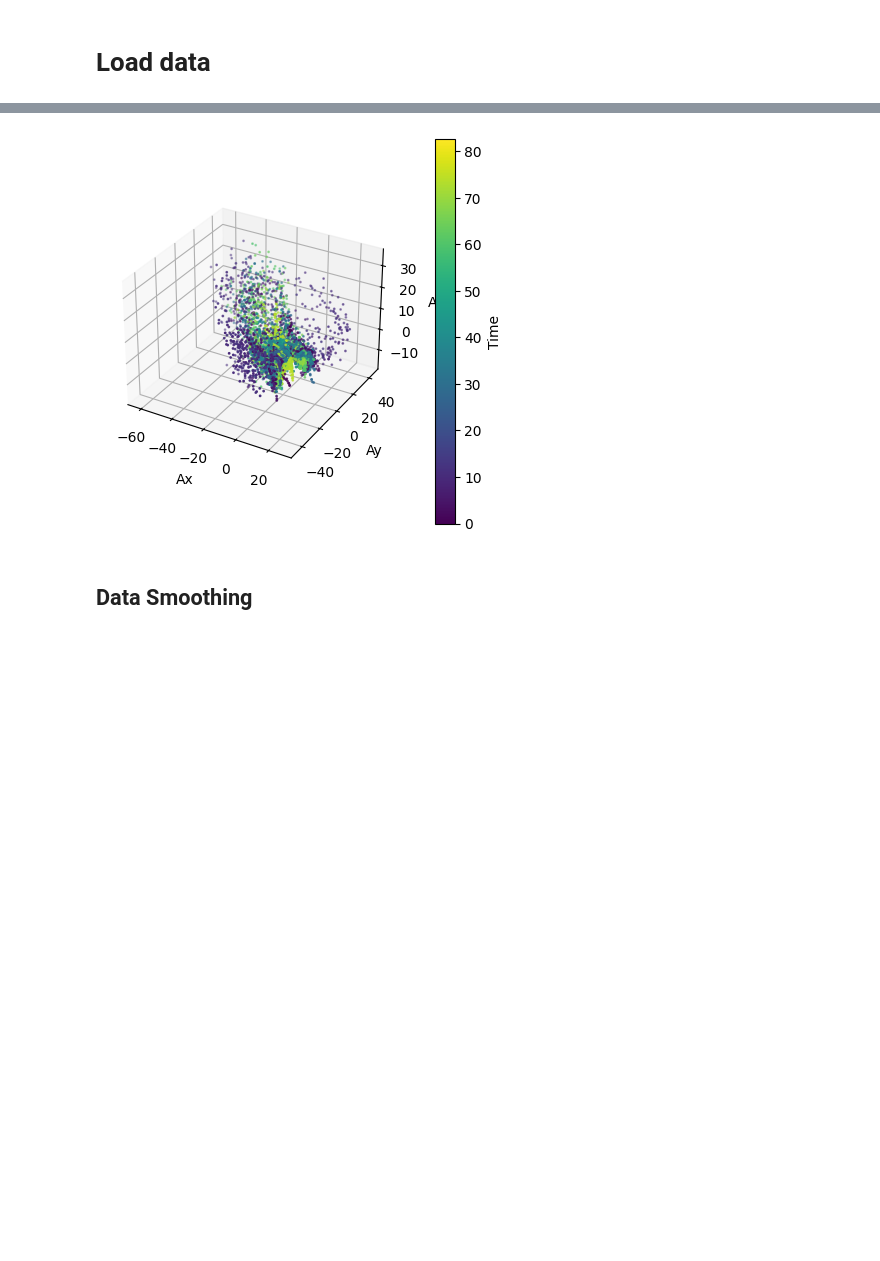
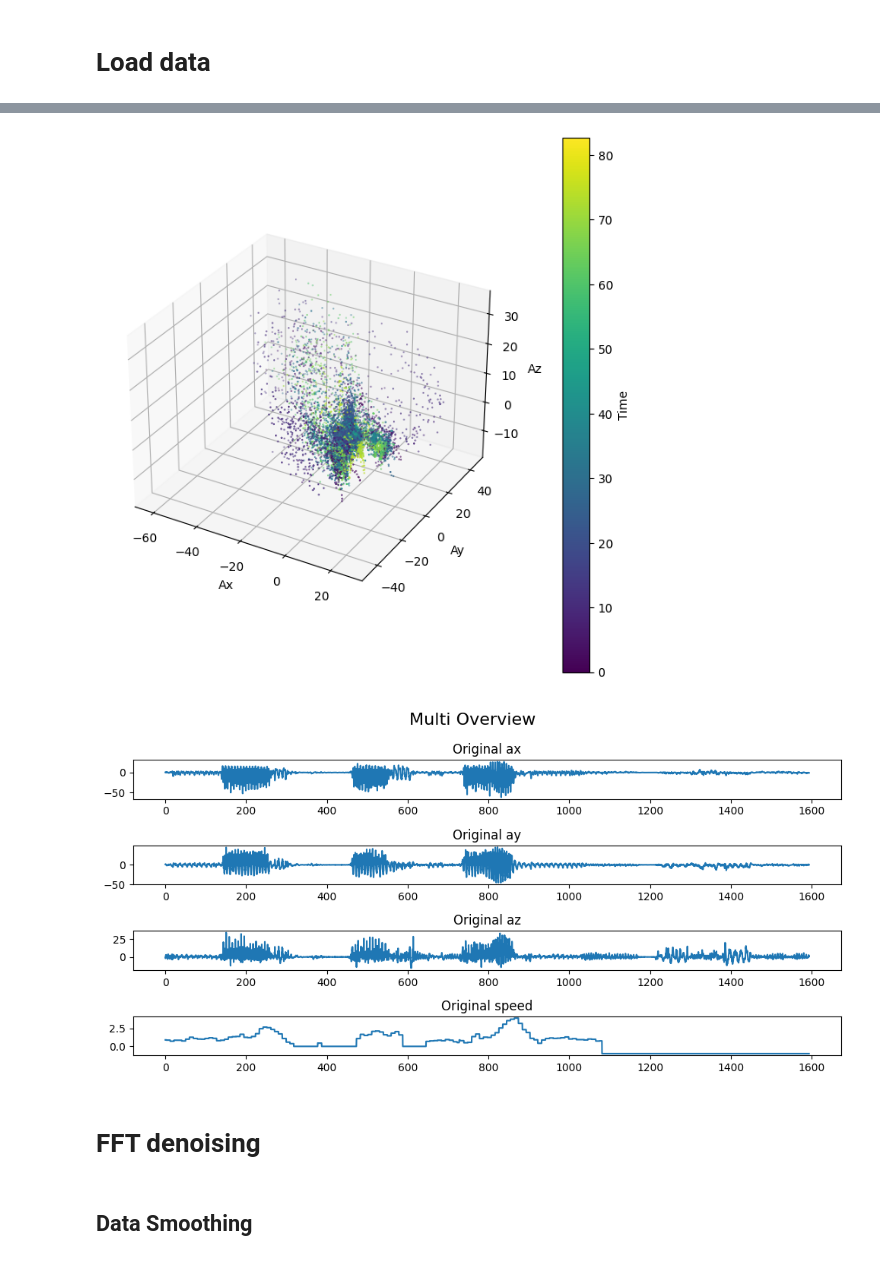
Before and after one commit to FSYFSYFSY/CMPT353_Project, a Jupyter notebook: program.ipynb, the cells around one changed output, grey strips where cells are left out. Cells and saved outputs as stored; diff of their text form; code cells hidden in the pictures; blank space fills up the shorter version.

```diff
--- a/program.ipynb
+++ b/program.ipynb
@@ -96,5 +145,5 @@ plt.show(fig3)
 # %%
-fig4 = plt.figure(figsize=(5, 5))
+fig4 = plt.figure(figsize=(8, 8))
 ax = fig4.add_subplot(111, projection='3d')
 
 sc4 = ax.scatter(jump_df['ax'], jump_df['ay'], jump_df['az'], c=jump_df['time'], cmap='viridis',marker='o', s = 0.3)
@@ -107,4 +156,18 @@ ax.set_ylabel('Ay')
 ax.set_zlabel('Az')
 
 plt.show(fig4)
+
+plt.figure(figsize=(10, 5))
+selected_columns =jump_df.columns[1:5]
+selected_data = jump_df[selected_columns]
+x = np.arange(0, len(selected_data) * 0.1, 0.1)
+
+for i, col in enumerate(jump_df.columns[1:5]):
+    plt.subplot(4, 1, i+1)
+    plt.plot(x, jump_df[col],marker='', linestyle='-')
+    plt.title(f'{col}')
+
+plt.suptitle('Jump Overview', fontsize=16)
+plt.tight_layout()
+plt.show()
 # %% [output]
@@ -112,19 +176,34 @@ plt.show(fig4)
 # %%
-fig5 = plt.figure(figsize=(5, 5))
+fig5 = plt.figure(figsize=(8, 8))
 ax = fig5.add_subplot(111, projection='3d')
 
 sc5 = ax.scatter(multi_df['ax'], multi_df['ay'], multi_df['az'], c=multi_df['time'], cmap='viridis',marker='o', s = 0.3)
 
 cbar = plt.colorbar(sc5, ax=ax, pad=0.1)
 cbar.set_label('Time')
 
 ax.set_xlabel('Ax')
 ax.set_ylabel('Ay')
 ax.set_zlabel('Az')
 
 plt.show(fig5)
+
+plt.figure(figsize=(10, 5))
+selected_columns =multi_df.columns[1:5]
+selected_data = multi_df[selected_columns]
+x = np.arange(0, len(selected_data) * 0.1 -0.1, 0.1)
+
+for i, col in enumerate(multi_df.columns[1:5]):
+    plt.subplot(4, 1, i+1)
+    plt.plot(x, multi_df[col],marker='', linestyle='-')
+    plt.title(f'{col}')
+
+plt.suptitle('Multi Overview', fontsize=16)
+plt.tight_layout()
+plt.show()
 # %% [output]
-[figure, old version]
+[figure, new version]
+[figure, added]
 # %%
 dfs_combined = pd.concat([run_df, walk_df, jump_df, still_df, multi_df], ignore_index=True)
 X = dfs_combined[['time','ax','ay','az','speed']]
@@ -133,6 +212,8 @@ le = LabelEncoder()
 y = le.fit_transform(dfs_combined['label'])
 
 X_train, X_test, y_train, y_test = train_test_split(X, y, test_size=0.2)
+# %% [markdown]
+# FFT denoising
 # %% [markdown]
 ## Data Smoothing
 # %%
```
Also changed, not shown: parts of 13 cells of this notebook, 6 other files.
